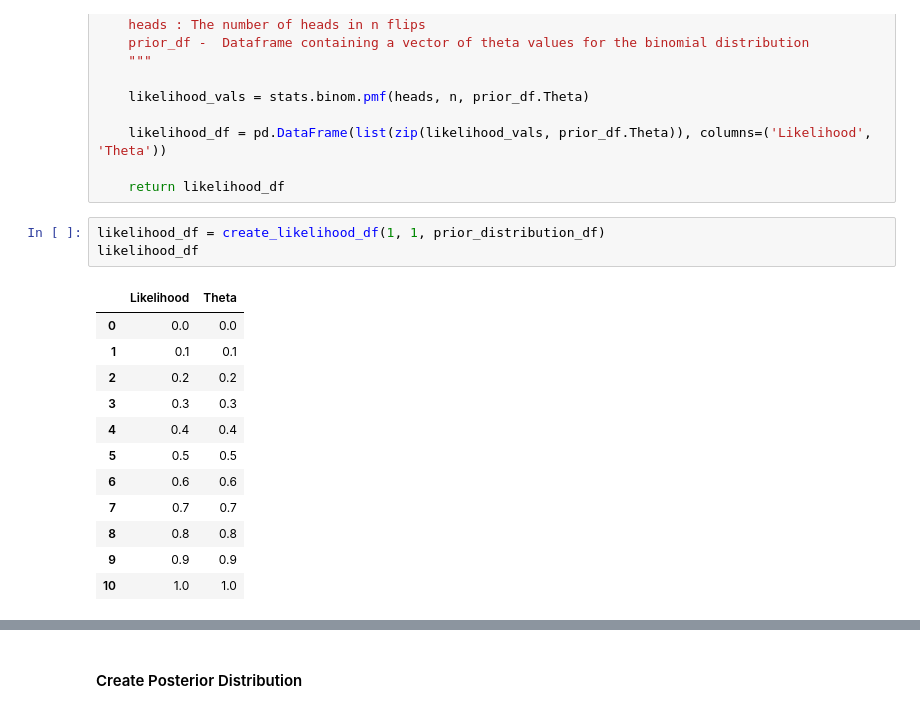
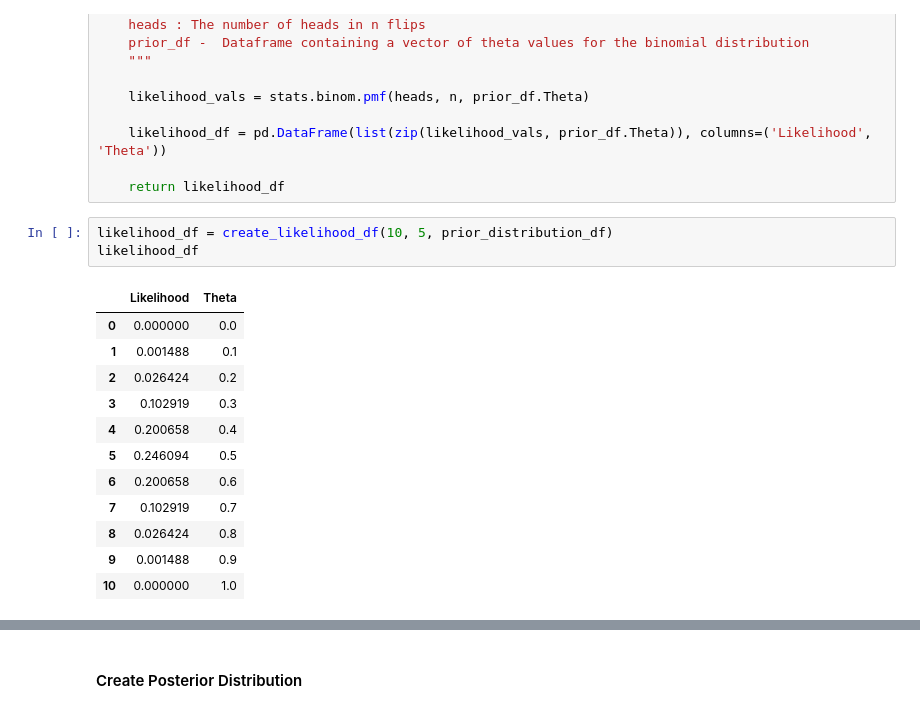
Before and after one commit to gabgilling/Bayesian-Blogs, a Jupyter notebook: Bayesian Simulation Blog Post 1.ipynb, the cells around one changed output, grey strips where cells are left out. Drawn from its saved outputs; the diff is of its cells as text.

```diff
--- a/Bayesian Simulation Blog Post 1.ipynb
+++ b/Bayesian Simulation Blog Post 1.ipynb
@@ -315,21 +410,21 @@ def create_likelihood_df(n, heads, prior_df):
 
     return likelihood_df
 # %%
-likelihood_df = create_likelihood_df(1, 1, prior_distribution_df)
+likelihood_df = create_likelihood_df(10, 5, prior_distribution_df)
 likelihood_df
 # %% [output]
 |  | Likelihood | Theta |
-| 0 | 0.0 | 0.0 |
-| 1 | 0.1 | 0.1 |
-| 2 | 0.2 | 0.2 |
-| 3 | 0.3 | 0.3 |
-| 4 | 0.4 | 0.4 |
-| 5 | 0.5 | 0.5 |
-| 6 | 0.6 | 0.6 |
-| 7 | 0.7 | 0.7 |
-| 8 | 0.8 | 0.8 |
-| 9 | 0.9 | 0.9 |
-| 10 | 1.0 | 1.0 |
+| 0 | 0.000000 | 0.0 |
+| 1 | 0.001488 | 0.1 |
+| 2 | 0.026424 | 0.2 |
+| 3 | 0.102919 | 0.3 |
+| 4 | 0.200658 | 0.4 |
+| 5 | 0.246094 | 0.5 |
+| 6 | 0.200658 | 0.6 |
+| 7 | 0.102919 | 0.7 |
+| 8 | 0.026424 | 0.8 |
+| 9 | 0.001488 | 0.9 |
+| 10 | 0.000000 | 1.0 |
 # %%
 title = "Likelihood Distribution"
 plot_single_df(likelihood_df, title)
```
Also changed, not shown: parts of 21 cells of this notebook, 3 other files.
